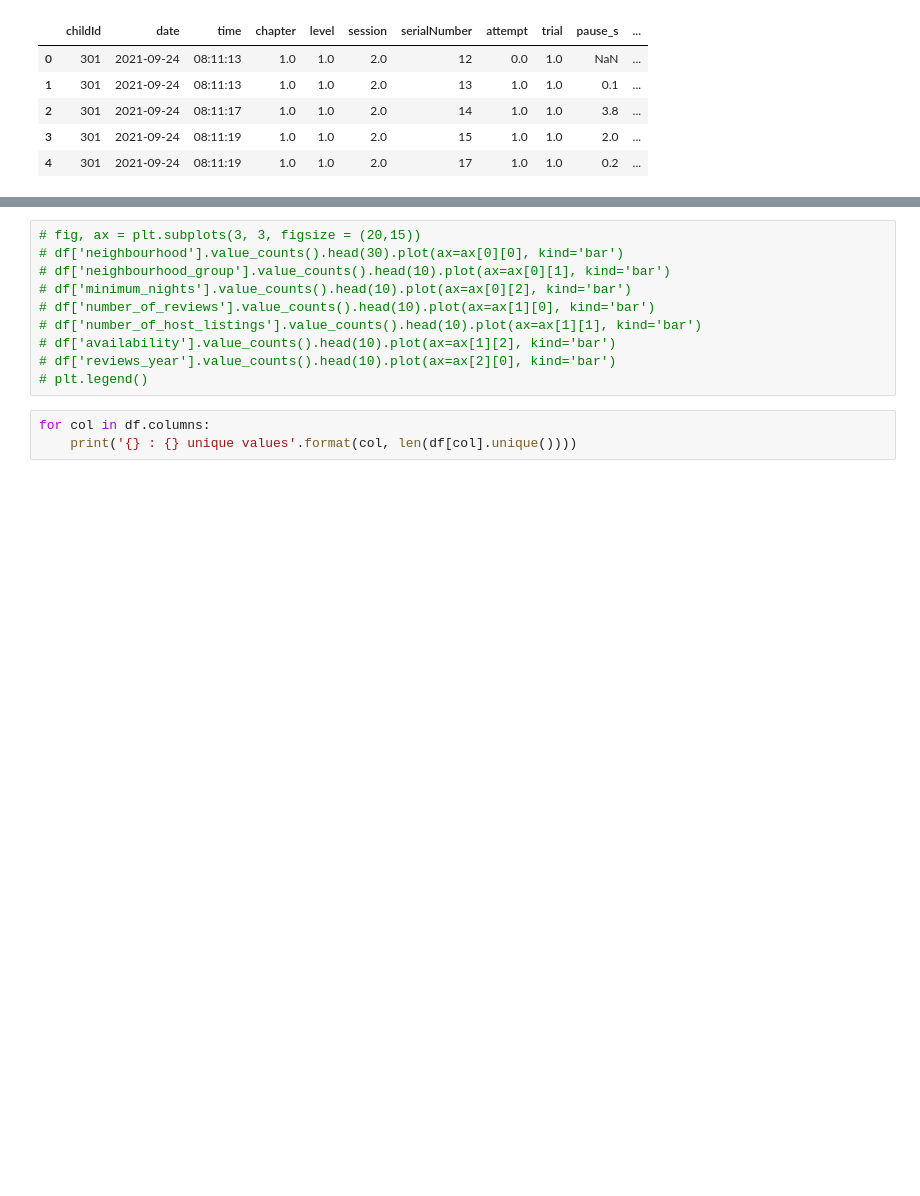
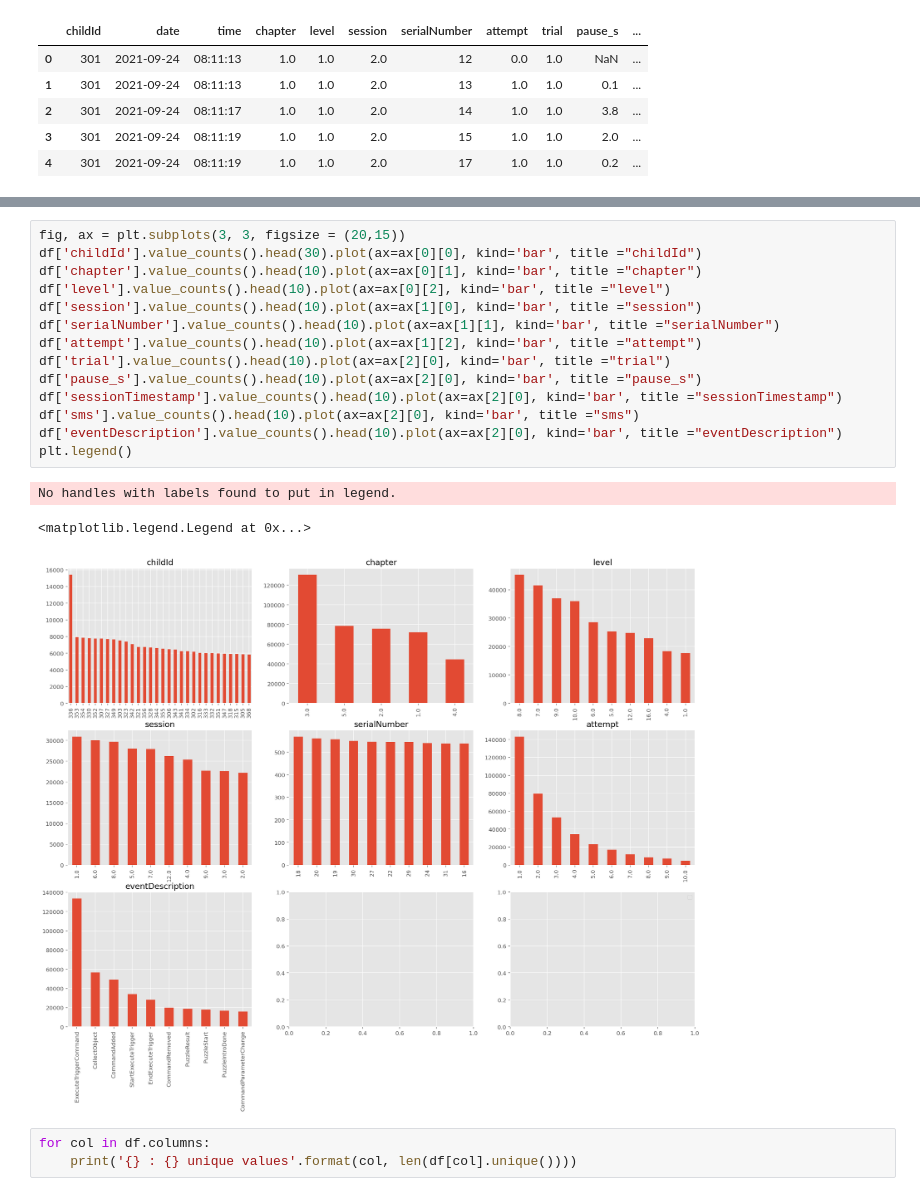
Before and after one commit to hitomi1104/crrest, a Jupyter notebook: EDA.ipynb, the cells around one changed output, grey strips where cells are left out. Drawn from its saved outputs; the diff is of its cells as text; blank space fills up the shorter version.

```diff
--- a/EDA.ipynb
+++ b/EDA.ipynb
@@ -88,13 +166,21 @@ df.head()
 # %%
-# fig, ax = plt.subplots(3, 3, figsize = (20,15))
-# df['neighbourhood'].value_counts().head(30).plot(ax=ax[0][0], kind='bar')
-# df['neighbourhood_group'].value_counts().head(10).plot(ax=ax[0][1], kind='bar')
-# df['minimum_nights'].value_counts().head(10).plot(ax=ax[0][2], kind='bar')
-# df['number_of_reviews'].value_counts().head(10).plot(ax=ax[1][0], kind='bar')
-# df['number_of_host_listings'].value_counts().head(10).plot(ax=ax[1][1], kind='bar')
-# df['availability'].value_counts().head(10).plot(ax=ax[1][2], kind='bar')
-# df['reviews_year'].value_counts().head(10).plot(ax=ax[2][0], kind='bar')
-# plt.legend()
+fig, ax = plt.subplots(3, 3, figsize = (20,15))
+df['childId'].value_counts().head(30).plot(ax=ax[0][0], kind='bar', title ="childId")
+df['chapter'].value_counts().head(10).plot(ax=ax[0][1], kind='bar', title ="chapter")
+df['level'].value_counts().head(10).plot(ax=ax[0][2], kind='bar', title ="level")
+df['session'].value_counts().head(10).plot(ax=ax[1][0], kind='bar', title ="session")
+df['serialNumber'].value_counts().head(10).plot(ax=ax[1][1], kind='bar', title ="serialNumber")
+df['attempt'].value_counts().head(10).plot(ax=ax[1][2], kind='bar', title ="attempt")
+df['trial'].value_counts().head(10).plot(ax=ax[2][0], kind='bar', title ="trial")
+df['pause_s'].value_counts().head(10).plot(ax=ax[2][0], kind='bar', title ="pause_s")
+df['sessionTimestamp'].value_counts().head(10).plot(ax=ax[2][0], kind='bar', title ="sessionTimestamp")
+df['sms'].value_counts().head(10).plot(ax=ax[2][0], kind='bar', title ="sms")
+df['eventDescription'].value_counts().head(10).plot(ax=ax[2][0], kind='bar', title ="eventDescription")
+plt.legend()
+# %% [output]
+No handles with labels found to put in legend.
+<matplotlib.legend.Legend at 0x...>
+[figure, added]
 # %%
 for col in df.columns:
     print('{} : {} unique values'.format(col, len(df[col].unique())))
```
Also changed, not shown: parts of 8 cells of this notebook, 3 other files.
